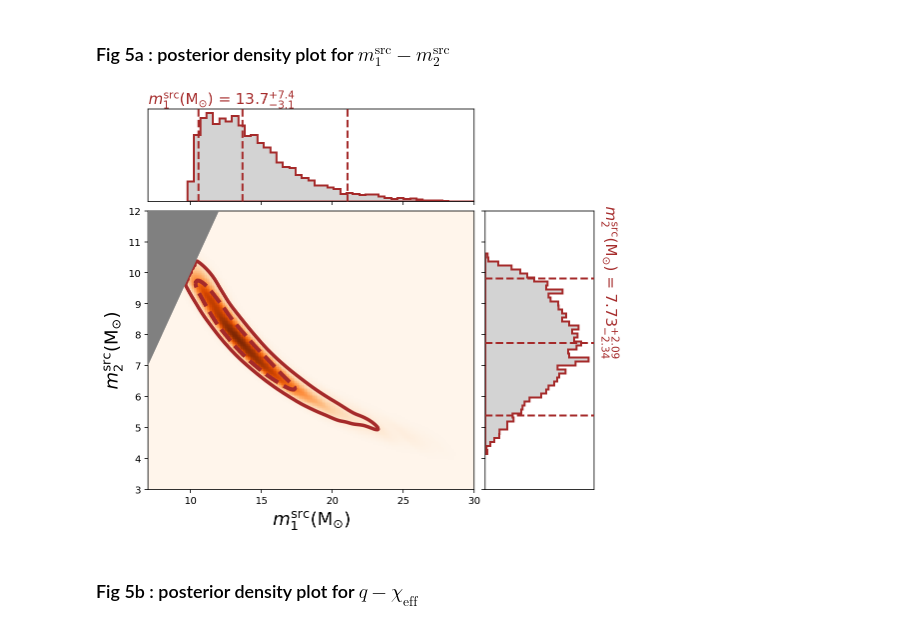
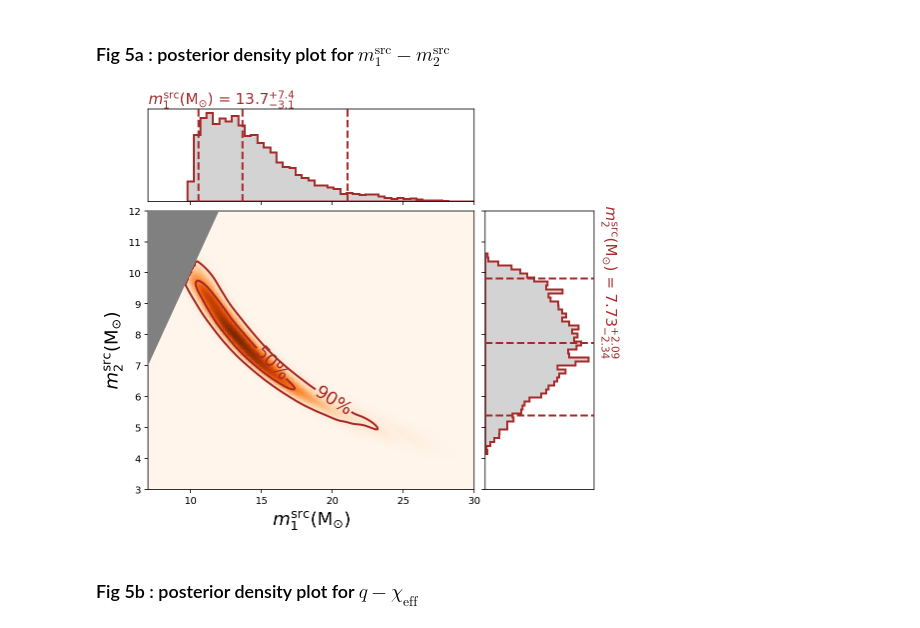
Before and after one commit to gwastro/pycbc-inference-paper, a Jupyter notebook: data_release_pycbc_inference_paper_companion.ipynb, the cells around one changed output. Drawn from its saved outputs; the diff is of its cells as text; code cells hidden in the pictures.

```diff
--- a/data_release_pycbc_inference_paper_companion.ipynb
+++ b/data_release_pycbc_inference_paper_companion.ipynb
@@ -471,13 +471,15 @@ def create_density_plot(xparam, yparam, samples, plot_density=True,
         if contour_color is None:
             contour_color = 'k'
         lw = 2
-        ct90 = ax.contour(X, Y, Z, s[0], colors=contour_color, linewidths=3.5, linestyles="solid",
-                        zorder=3)
-        ct50 = ax.contour(X, Y, Z, s[1], colors=contour_color, linewidths=4, linestyles="dashed",
+        ct = ax.contour(X, Y, Z, s, colors=contour_color, linewidths=lw, linestyles='solid',
                         zorder=3)
 
         # label contours
         lbls = ['{p}%'.format(p=int(p)) for p in (100. - percentiles)]
+
+        fmt = dict(zip(ct.levels, lbls))
+        fs = 18
+        ax.clabel(ct, ct.levels, inline=True, fmt=fmt, fontsize=fs)
 
         x=numpy.linspace(29, 50, num=50)
         y1=x
@@ -754,13 +756,15 @@ def create_density_plot(xparam, yparam, samples, plot_density=True,
         if contour_color is None:
             contour_color = 'k'
         lw = 2
-        ct90 = ax.contour(X, Y, Z, s[0], colors=contour_color, linewidths=3.5, linestyles="solid",
-                        zorder=3)
-        ct50 = ax.contour(X, Y, Z, s[1], colors=contour_color, linewidths=4, linestyles="dashed",
+        ct = ax.contour(X, Y, Z, s, colors=contour_color, linewidths=lw, linestyles='solid',
                         zorder=3)
 
         # label contours
         lbls = ['{p}%'.format(p=int(p)) for p in (100. - percentiles)]
+
+        fmt = dict(zip(ct.levels, lbls))
+        fs = 18
+        ax.clabel(ct, ct.levels, inline=True, fmt=fmt, fontsize=fs)
 
         x=numpy.linspace(7, 30, num=50)
         y1=x
@@ -817,34 +821,34 @@ likelihood_stats = fp.read_likelihood_stats(
 f_zvals, f_zlbl = option_utils.get_zvalues(fp, opts.z_arg, likelihood_stats)
 
 zvals.append(f_zvals)
 zlbl.append(f_zlbl)
 fp.close()
 
 contour_color = "brown"
 
 # make histogram black lines if only one
 hist_color = contour_color
 # pick a new color for each input file
 linecolor = contour_color
 
 # plot
 fig, axis_dict = create_multidim_plot(
                     parameters, samples, labels=labels, fig=fig, axis_dict=axis_dict,
                     marginal_percentiles=opts.marginal_percentiles,
                     zvals=zvals if zvals is not None else None,
                     plot_density=opts.plot_density,
                     plot_contours=opts.plot_contour,
                     density_cmap=opts.density_cmap,
                     contour_color=contour_color,
                     hist_color=hist_color,
                     line_color=contour_color,
                     fill_color=fill_color,
                     mins=mins, maxs=maxs)
 
 
 fig.show()
 # %% [output]
-[figure, old version]
+[figure, new version]
 # %% [markdown]
 ### Fig 5b : posterior density plot for $q - \chi_{\mathrm{eff}}$
 # %%
```
Also changed, not shown: parts of 2 cells of this notebook.
